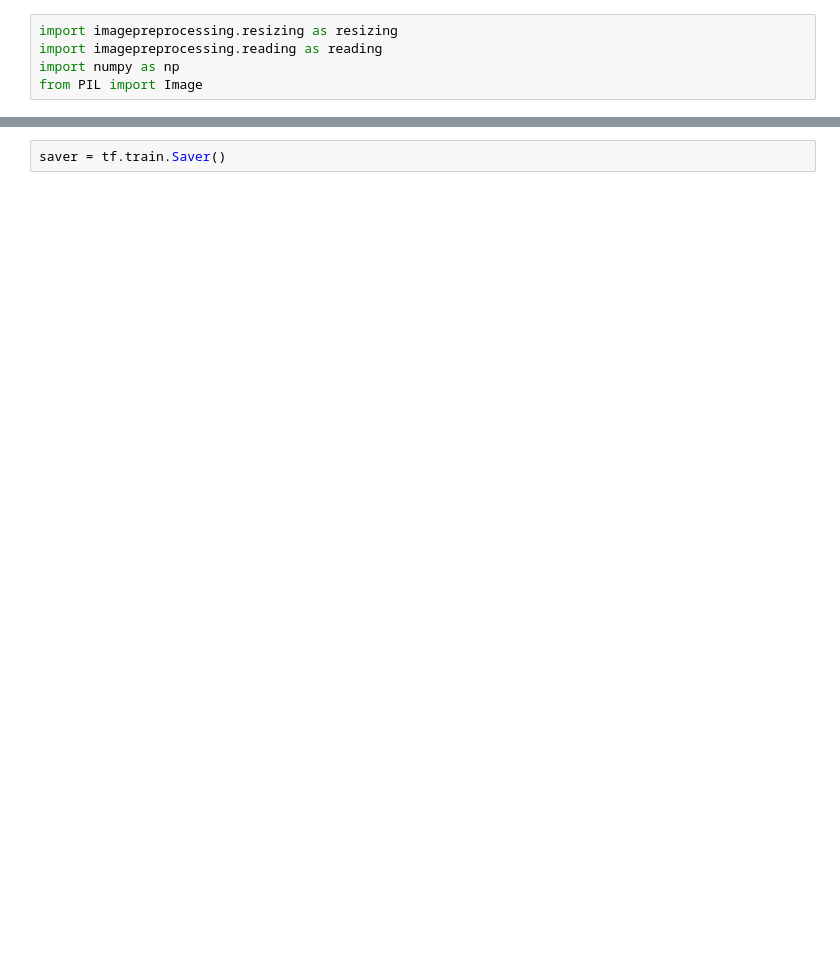
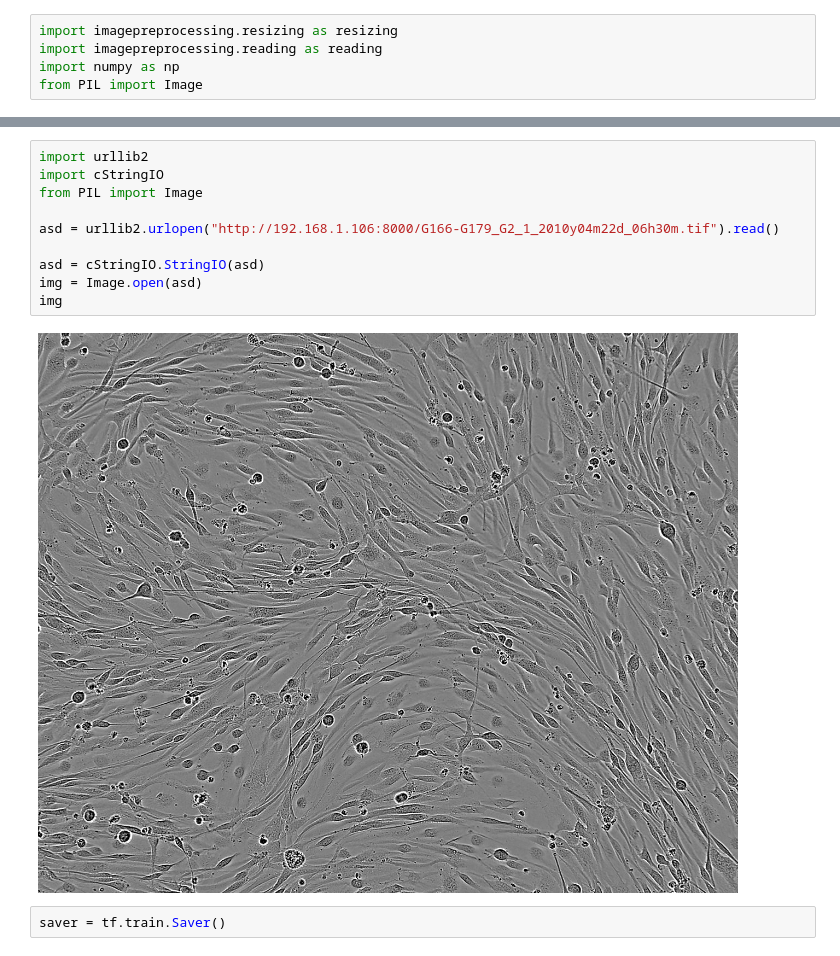
Before and after one commit to SariNusier/DSProj, a Jupyter notebook: code/main/main.ipynb, the cells around one changed output, grey strips where cells are left out. Cells and saved outputs as stored; diff of their text form; blank space fills up the shorter version.

Commit message:
Downloading images form server using http

```diff
--- a/code/main/main.ipynb
+++ b/code/main/main.ipynb
@@ -207,2 +140,14 @@ with tf.Session() as sess:
+# %%
+import urllib2
+import cStringIO
+from PIL import Image
+
+asd = urllib2.urlopen("http://192.168.1.106:8000/G166-G179_G2_1_2010y04m22d_06h30m.tif").read()
+
+asd = cStringIO.StringIO(asd)
+img = Image.open(asd)
+img
+# %% [output]
+[figure, added]
 # %%
 saver = tf.train.Saver()
```
Also changed, not shown: parts of 6 cells of this notebook, 2 other files.
